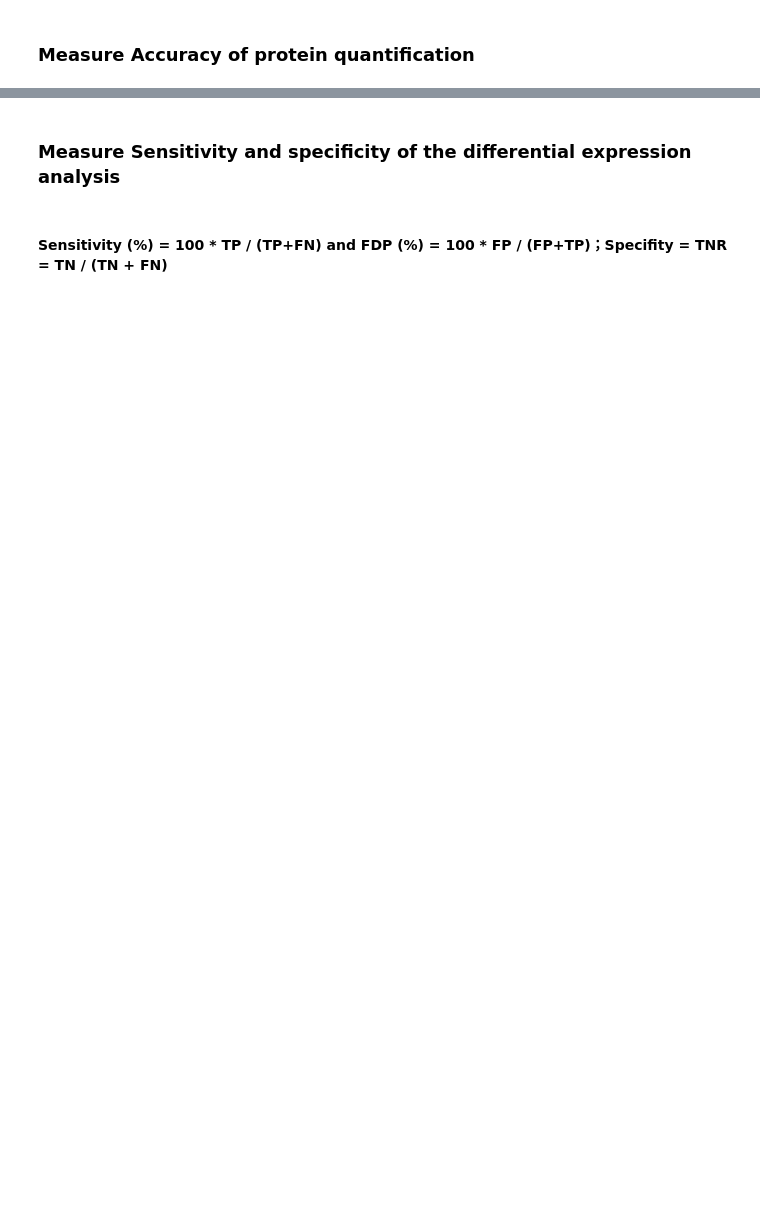
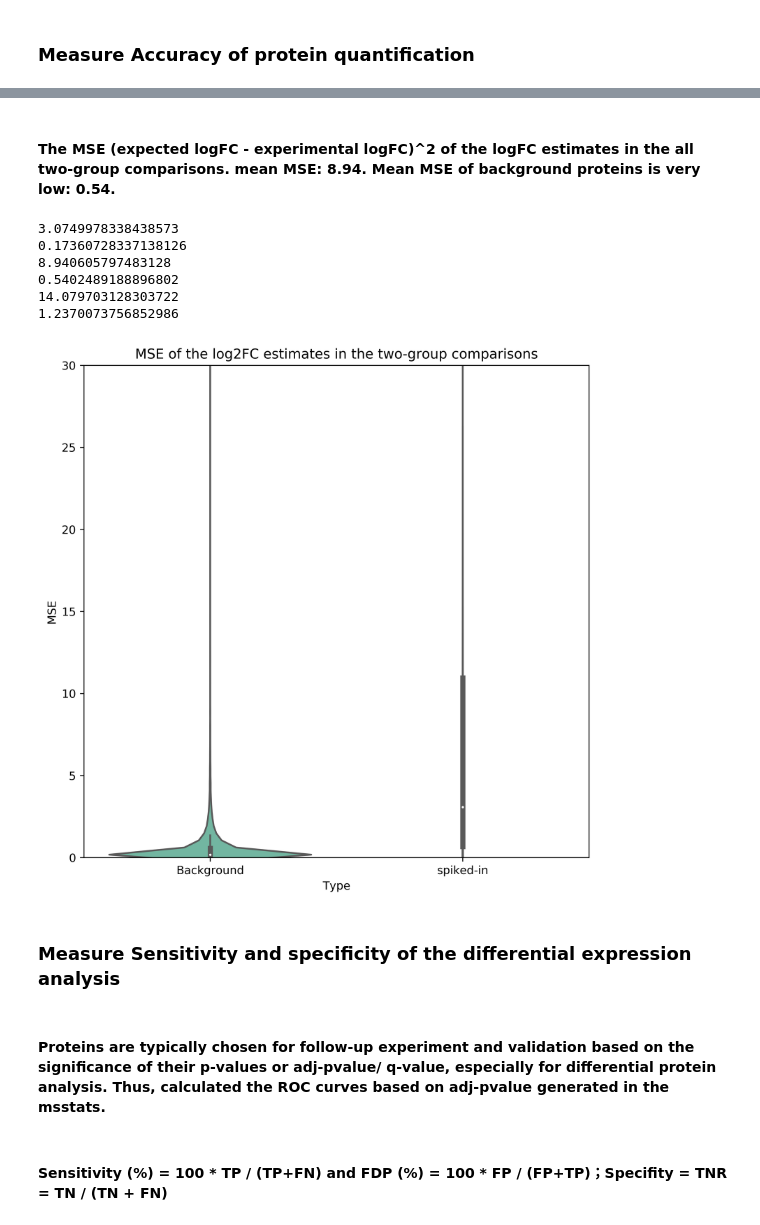
Before and after one commit to ypriverol/quantms-research, a Jupyter notebook: notebooks/PASS00589.ipynb, the cells around one changed output, grey strips where cells are left out. Drawn from its saved outputs; the diff is of its cells as text; code cells hidden in the pictures; blank space fills up the shorter version.

```diff
--- a/notebooks/PASS00589.ipynb
+++ b/notebooks/PASS00589.ipynb
@@ -346,5 +553,44 @@ plt.show()
+# %% [markdown]
+#### The MSE (expected logFC - experimental logFC)^2 of the logFC estimates in the all two-group comparisons. mean MSE: 8.94. Mean MSE of background proteins is very low: 0.54.
+# %%
+MSEs = pd.DataFrame(columns=["Type", "MSE"])
+for _, row in compar_res.iterrows():
+    if "Missing" in str(row['issue']):
+        continue
+    experimental_log2FC = row['log2FC']
+    condition = row['Label']
+    if "HUMAN" not in row['Protein']:
+        datatype = "spiked-in"
+        expected_log2FC = np.log2(float(condition.split("vs")[0]) / float(condition.split("vs")[1]))
+    else:
+        expected_log2FC = 0
+        datatype = "Background"
+    mse = (experimental_log2FC - expected_log2FC) ** 2
+    MSEs = MSEs.append({'Type': datatype, "MSE": mse}, ignore_index=True)
+
+plt.figure(figsize=(8,8), dpi=500)
+plt.ylim(0, 30)
+plt.title("MSE of the log2FC estimates in the two-group comparisons")
+sns.violinplot(x = "Type", y="MSE", data=MSEs, scale= "count", palette="Set2")
+print(np.median(MSEs[MSEs['Type'] == "spiked-in"]['MSE']))
+print(np.median(MSEs[MSEs['Type'] != "spiked-in"]['MSE']))
+print(np.mean(MSEs[MSEs['Type'] == "spiked-in"]['MSE']))
+print(np.mean(MSEs[MSEs['Type'] != "spiked-in"]['MSE']))
+print(np.std(MSEs[MSEs['Type'] == "spiked-in"]['MSE']))
+print(np.std(MSEs[MSEs['Type'] != "spiked-in"]['MSE']))
+plt.show()
+# %% [output]
+3.0749978338438573
+0.17360728337138126
+8.940605797483128
+0.5402489188896802
+14.079703128303722
+1.2370073756852986
+[figure, added]
 # %% [markdown]
 ### Measure Sensitivity and specificity of the differential expression analysis
+# %% [markdown]
+#### Proteins are typically chosen for follow-up experiment and validation based on the significance of their p-values or adj-pvalue/ q-value, especially for differential protein analysis. Thus, calculated the ROC curves based on adj-pvalue generated in the msstats.
 # %% [markdown]
 #### Sensitivity (%) = 100 * TP / (TP+FN) and FDP (%) = 100 * FP / (FP+TP)；Specifity = TNR = TN / (TN + FN)
 # %%
```
Also changed, not shown: parts of 38 cells of this notebook, 8 other files.
